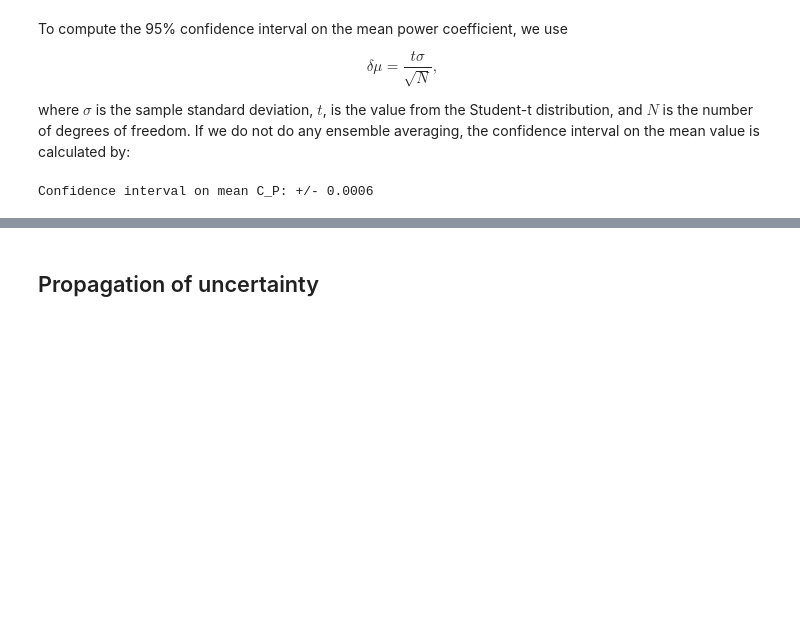
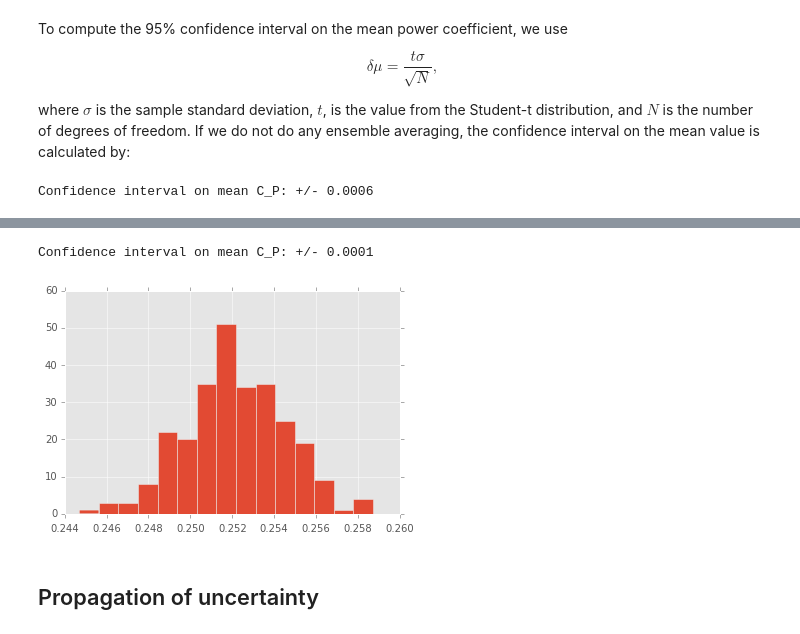
Before and after one commit to UNH-CORE/RVAT-Re-dep, a Jupyter notebook: Documents/IPython notebooks/uncertainty.ipynb, the cells around one changed output, grey strips where cells are left out. Cells and saved outputs as stored; diff of their text form; code cells hidden in the pictures; blank space fills up the shorter version.

Commit message:
Update uncertainty analysis notebook

```diff
--- a/Documents/IPython notebooks/uncertainty.ipynb
+++ b/Documents/IPython notebooks/uncertainty.ipynb
@@ -71,3 +82,23 @@ Confidence interval on mean C_P: +/- 0.0006
+# %%
+runs = np.arange(270)
+cp = np.zeros(len(runs))
+section = "Wake-1.0"
+
+for n in runs:
+    run = Run(section, n)
+    cp[n] = run.cp_trimmed.mean()
+
+n = len(runs)
+std = cp.std()
+mean_uncertainty = t_val*std/np.sqrt(n)
+print(r"Confidence interval on mean C_P: +/-", np.round(mean_uncertainty/2, decimals=4))
+# %% [output]
+Confidence interval on mean C_P: +/- 0.0001
+# %%
+plt.hist(cp, bins=15)
+plt.show()
+# %% [output]
+[figure, added]
 # %% [markdown]
 ## Propagation of uncertainty
 # %% [markdown]
```
Also changed, not shown: parts of 4 cells of this notebook.
